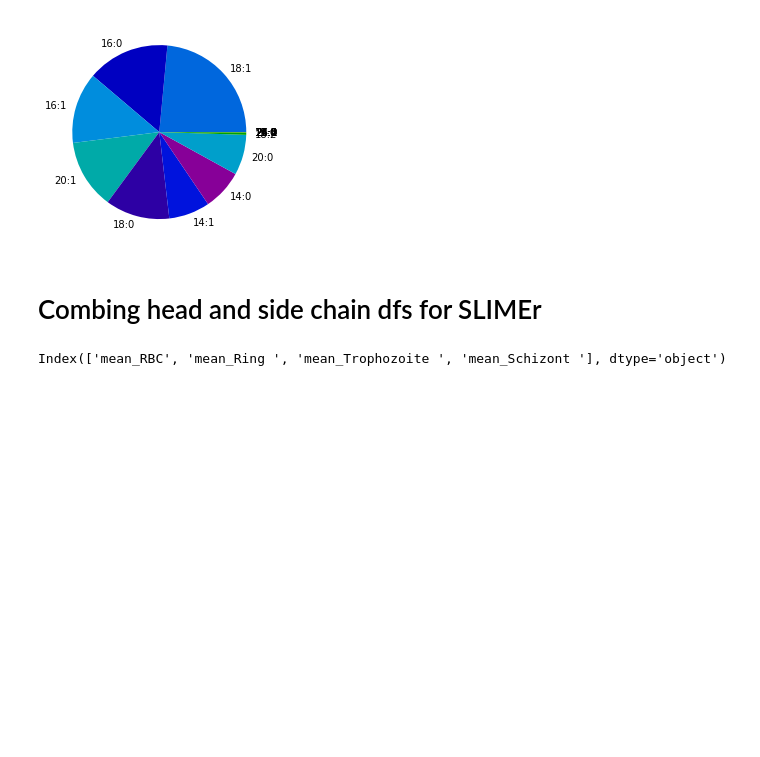
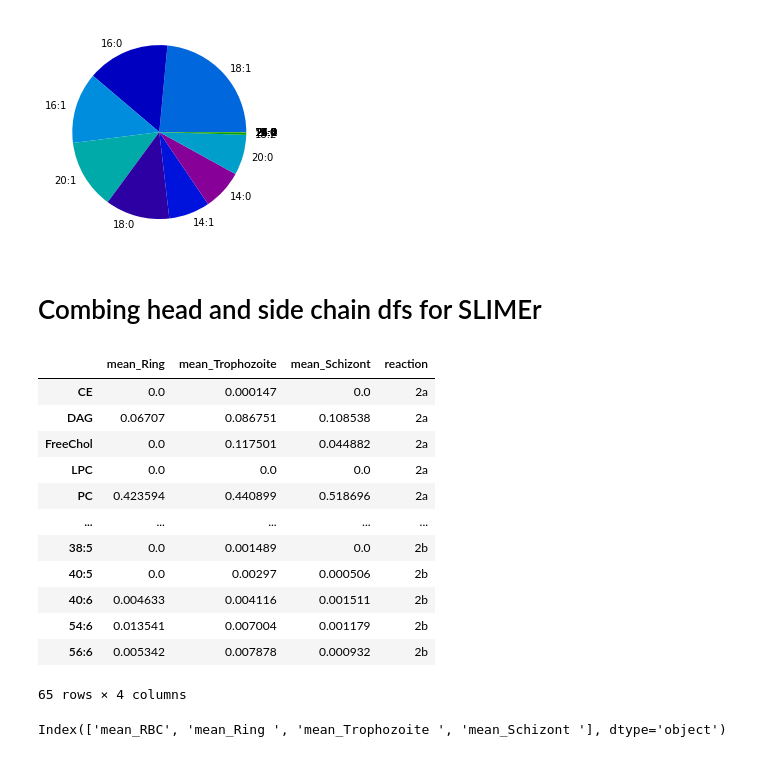
Before and after one commit to Nexia23/Plasmodium_abs_FBA, a Jupyter notebook: Datasets/FBA_stoichs.ipynb, the cells around one changed output. Saved outputs shown, nothing was run; the diff lists cells and outputs as text; code cells hidden in the pictures; blank space fills up the shorter version.

```diff
--- a/Datasets/FBA_stoichs.ipynb
+++ b/Datasets/FBA_stoichs.ipynb
@@ -604,6 +637,12 @@ Index(['14:0', '18:0', '16:0', '14:1', '18:1', '16:1', '20:0', '20:1', '24:1',
        '24:2', '25:0', '15:0', '17:0', '18:2', '22:0', '23:0', '24:0', '24:3',
        '25:1', '26:0', '26:1', '26:2', '19:0'],
       dtype='object')
+# %%
+sidechains = slimeR2.T.join(pupative_imported.T)
+sidechains = sidechains.T.drop(columns='reaction')
+sidechains = sidechains.applymap(lambda x: 0 if x < 0 else x)
+sidechains=sidechains/sidechains.sum()
+sidechains['reaction']= ['2b']*len(sidechains)
 # %%
 def generate_color_dict(index_values):
 
@@ -645,7 +684,25 @@ for col in slimeR2.columns:
 [figure]
 # %% [markdown]
 # Combing head and side chain dfs for SLIMEr
+# %%
+#slimeR_2_a = slimeR_2_a.drop(columns='reaction')
+slimeR_2_a = slimeR_2_a/slimeR_2_a.sum()
+slimeR_2_a['reaction'] =['2a']*len(slimeR_2_a)
 # %%
-slimeR_pseudo = slimeR_2_a.T.join(slimeR2.T)
-#slimeR_pseudo.T
+slimeR_pseudo = slimeR_2_a.T.join(sidechains.T)
+slimeR_pseudo.T
+# %% [output]
+|  | mean_Ring | mean_Trophozoite | mean_Schizont | reaction |
+| CE | 0.0 | 0.000147 | 0.0 | 2a |
+| DAG | 0.06707 | 0.086751 | 0.108538 | 2a |
+| FreeChol | 0.0 | 0.117501 | 0.044882 | 2a |
+| LPC | 0.0 | 0.0 | 0.0 | 2a |
+| PC | 0.423594 | 0.440899 | 0.518696 | 2a |
+| ... | ... | ... | ... | ... |
+| 38:5 | 0.0 | 0.001489 | 0.0 | 2b |
+| 40:5 | 0.0 | 0.00297 | 0.000506 | 2b |
+| 40:6 | 0.004633 | 0.004116 | 0.001511 | 2b |
+| 54:6 | 0.013541 | 0.007004 | 0.001179 | 2b |
+| 56:6 | 0.005342 | 0.007878 | 0.000932 | 2b |
+65 rows × 4 columns
 # %%
```
Also changed, not shown: parts of 13 cells of this notebook, 2 other files.
